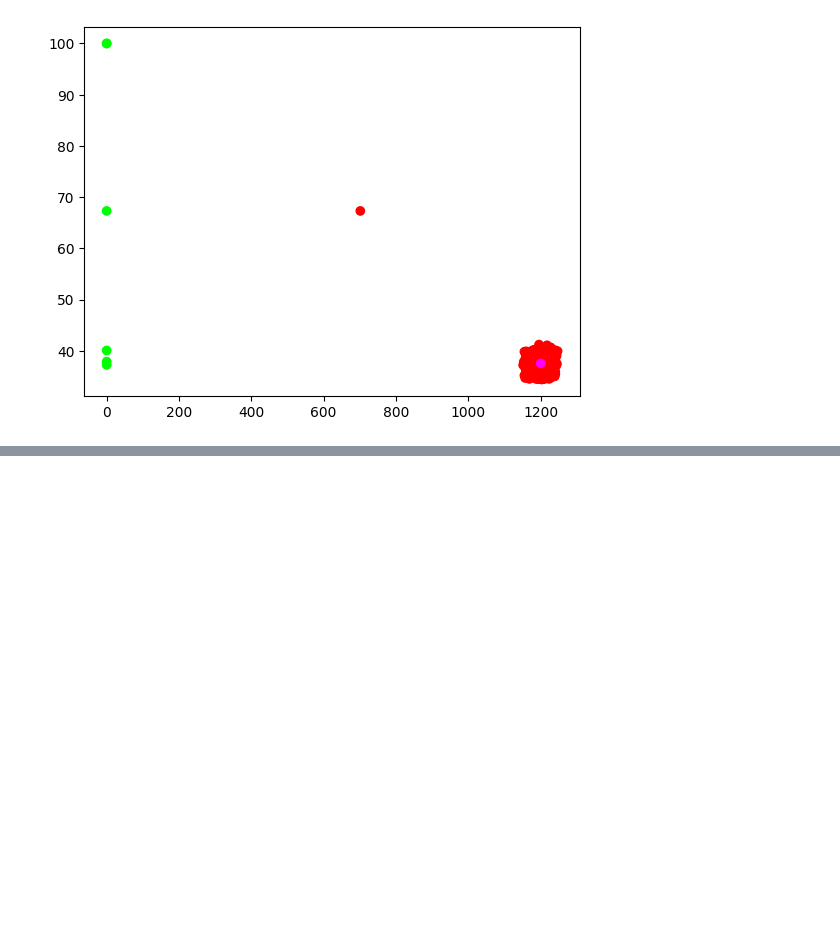
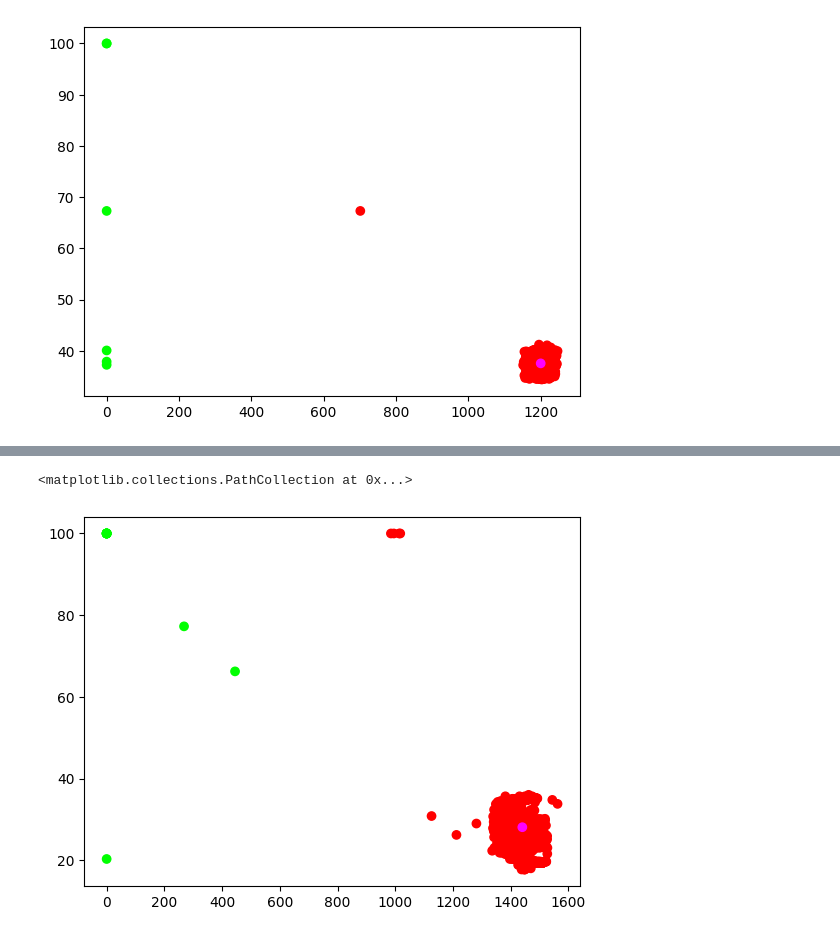
Before and after one commit to MagnusChase03/PFAD, a Jupyter notebook: api/Preproccess.ipynb, the cells around one changed output, grey strips where cells are left out. Cells and saved outputs as stored; diff of their text form; code cells hidden in the pictures; blank space fills up the shorter version.

```diff
--- a/api/Preproccess.ipynb
+++ b/api/Preproccess.ipynb
@@ -562,0 +573,24 @@ plt.scatter(X, y, c=colors)
+# %%
+old_setpoint = df.iloc[0, 2]
+old_percent_open = 26.18433
+
+for i in range(0, df.shape[0]):
+    current_setpoint = df.iloc[i, 2]
+    current_percent_open = df.iloc[i, 3]
+    if math.isnan(df.iloc[i, 1]):
+        df.iloc[i, 1] = 0.0
+    if math.isnan(current_setpoint):
+        df.iloc[i, 2] = old_setpoint
+    if math.isnan(current_percent_open):
+        df.iloc[i, 3] = old_percent_open
+
+    old_setpoint = df.iloc[i, 2]
+    old_percent_open = df.iloc[i, 3]
+# %%
+dataset = []
+X = [] # Current volume
+y = [] # Valve open
+for i in range(0, df.shape[0]):
+    X.append(df.iloc[i, 1])
+    y.append(df.iloc[i, 3])
+    dataset.append([df.iloc[i, 1], df.iloc[i, 3]])
@@ -562,0 +601,24 @@ plt.scatter(X, y, c=colors)
+# %%
+kmeans = KMeans(n_clusters=2, random_state=0, n_init="auto").fit(dataset)
+# %%
+colors = []
+
+for i in range(0, len(X)):
+    point = [X[i].item(), y[i].item()]
+    pred = kmeans.predict([point]).item()
+    if pred == 0:
+        colors.append("#FF0000")
+    else:
+        colors.append("#00FF00")
+
+center_x = kmeans.cluster_centers_[0][0]
+center_y = kmeans.cluster_centers_[0][1]
+X.append(center_x)
+y.append(center_y)
+colors.append("#FF00FF")
+
+
+plt.scatter(X, y, c=colors)
+# %% [output]
+<matplotlib.collections.PathCollection at 0x...>
+[figure, added]
```
Also changed, not shown: parts of 3 cells of this notebook, 4 other files.
